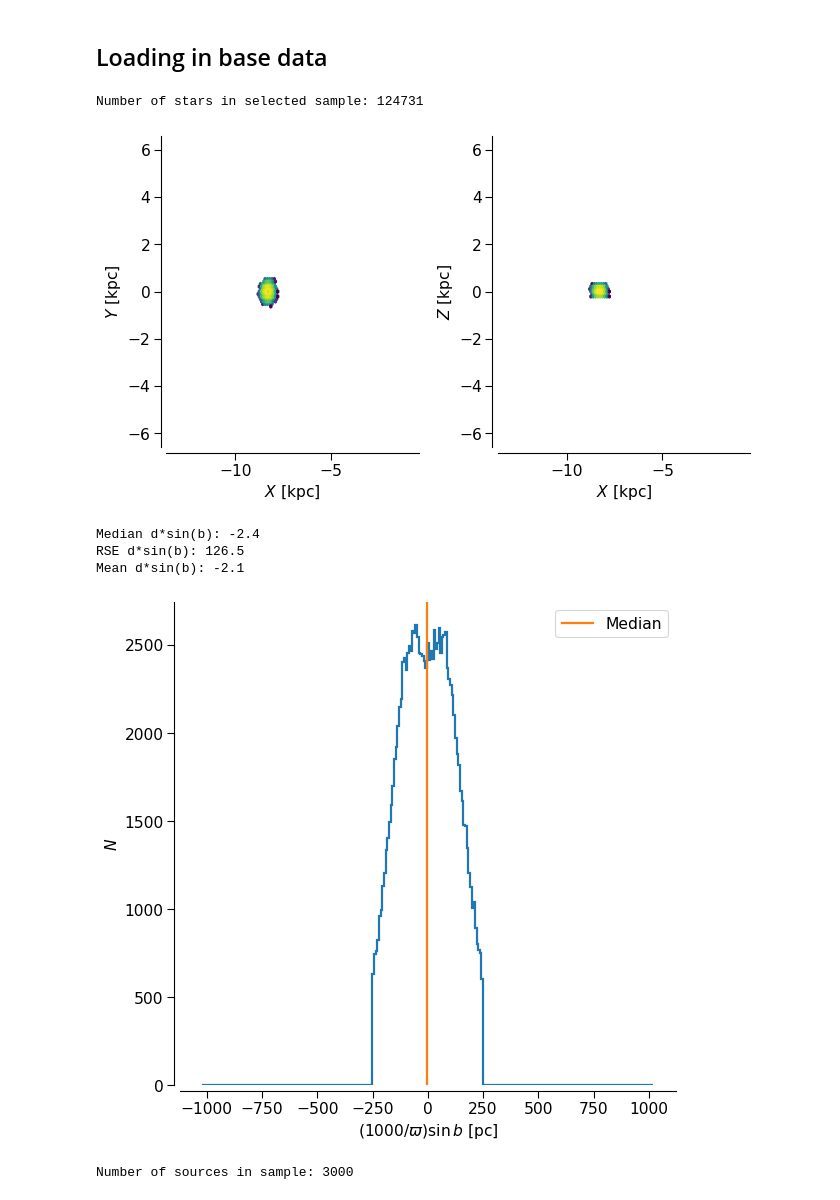
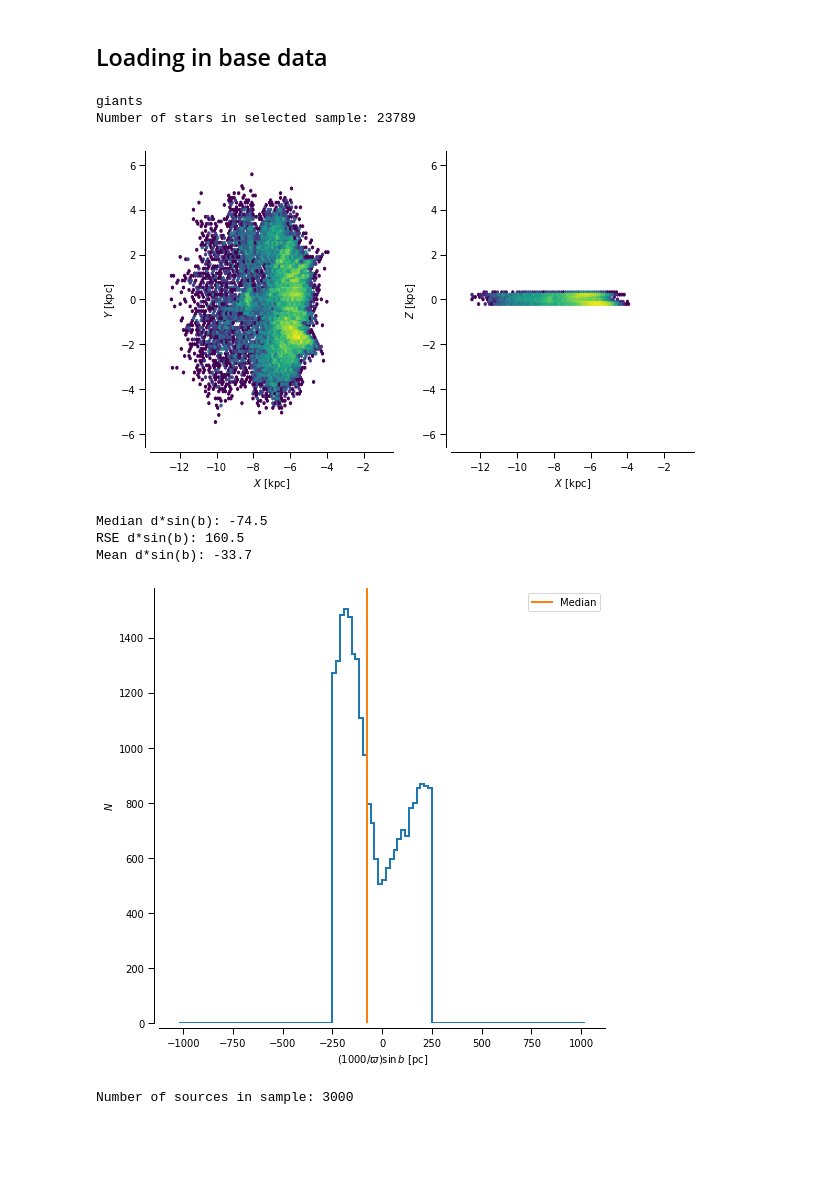
Before and after one commit to RRijnenberg/milkyway-rotation-curve_fork, a Jupyter notebook: ModelFitFile.ipynb, the cells around one changed output. Cells and saved outputs as stored; diff of their text form; code cells hidden in the pictures; blank space fills up the shorter version.

```diff
--- a/ModelFitFile.ipynb
+++ b/ModelFitFile.ipynb
@@ -50,42 +50,60 @@ kstars = (fgkmtable['logg_gspphot'] > 4.0 ) & (fgkmtable['teff_gspphot'] <= 5000
 mstars = (fgkmtable['logg_gspphot'] > 4.0 ) & (fgkmtable['teff_gspphot'] <= 4000)
 
 # Choice of stars
-spt_lum_filter = mstars
-fit_save_location = os.path.join(os.getcwd(), 'fitfiles/mstars')
+
+filter_dictionary = {
+                  'no_spt_filter':no_spt_filter,
+                  'giants':giants,
+                  'fstars':fstars,
+                  'gstars':gstars,
+                  'kstars':kstars,
+                  'mstars':mstars,
+                 }
+# Choice of stars
+filter_of_choice = "giants"
+
+spt_lum_filter = filter_dictionary[filter_of_choice]
+fit_save_location = os.path.join(os.getcwd(), 'fitfiles', filter_of_choice)
+
+
+print(fit_save_location[-len(filter_of_choice):])
+
+###
 
 sample_filter = sample_filter_init & spt_lum_filter #& R_filter
 
 print(f"Number of stars in selected sample: {fgkmtable['ra'][sample_filter].size}")
 
 subsample_size = 3000
 if (fgkmtable['ra'][sample_filter].size <=subsample_size):
     fgkm_subsample = fgkmtable[sample_filter]
 else:
     random_subsample = np.random.choice(np.arange(fgkmtable['ra'][sample_filter].size), size=subsample_size, replace=False)
     fgkm_subsample = fgkmtable[sample_filter][random_subsample]
 
 plotgrid = [-13, -1, -6, 6]
 fig=plt.figure(figsize=(8.5,5), tight_layout=True)
 
 gs = fig.add_gridspec(1, 2, figure=fig)
 
 ax_xy = fig.add_subplot(gs[0,0])
 apply_tufte(ax_xy)
 ax_xz = fig.add_subplot(gs[0,1])
 apply_tufte(ax_xz)
 
 ax_xy.hexbin(fgkmtable['x_gc'][sample_filter]/1000, fgkmtable['y_gc'][sample_filter]/1000, mincnt=1, bins='log', extent=plotgrid)
 ax_xy.set_xlabel(r'$X$ [kpc]')
 ax_xy.set_ylabel(r'$Y$ [kpc]')
 
 ax_xz.hexbin(fgkmtable['x_gc'][sample_filter]/1000, fgkmtable['z_gc'][sample_filter]/1000, mincnt=1, bins='log', extent=plotgrid)
 ax_xz.set_xlabel(r'$X$ [kpc]')
 ax_xz.set_ylabel(r'$Z$ [kpc]')
 
 plt.show()
 # %% [output]
-Number of stars in selected sample: 124731
+giants
+Number of stars in selected sample: 23789
-[figure, old version]
+[figure, new version]
 # %%
 fig, axdsinb = plt.subplots(1, 1, figsize=(8,8))
 apply_tufte(axdsinb)
@@ -104,10 +122,10 @@ axdsinb.legend()
 
 plt.show()
 # %% [output]
-Median d*sin(b): -2.4
-RSE d*sin(b): 126.5
-Mean d*sin(b): -2.1
+Median d*sin(b): -74.5
+RSE d*sin(b): 160.5
+Mean d*sin(b): -33.7
-[figure, old version]
+[figure, new version]
 # %%
 nsources = fgkm_subsample['ra'].size
 print(f"Number of sources in sample: {nsources}")
```
Also changed, not shown: parts of 3 cells of this notebook, 39 other files.
